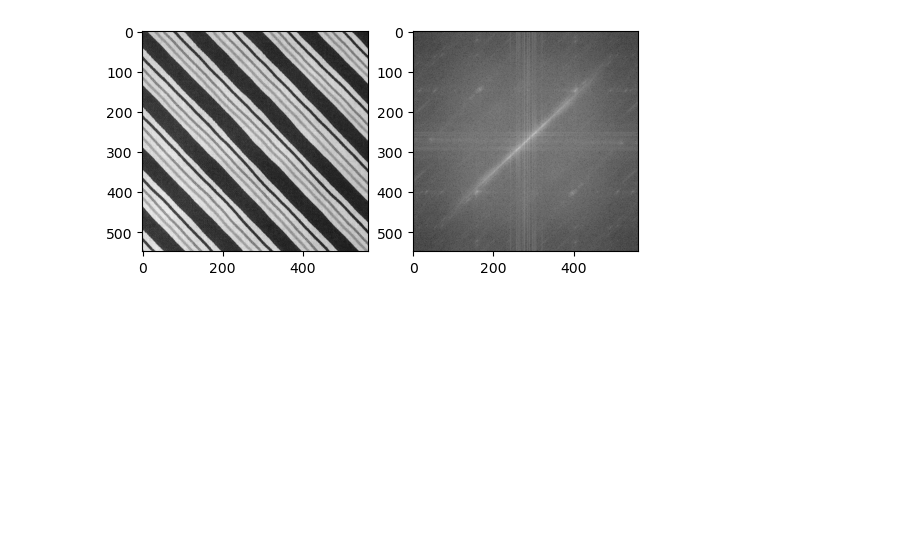
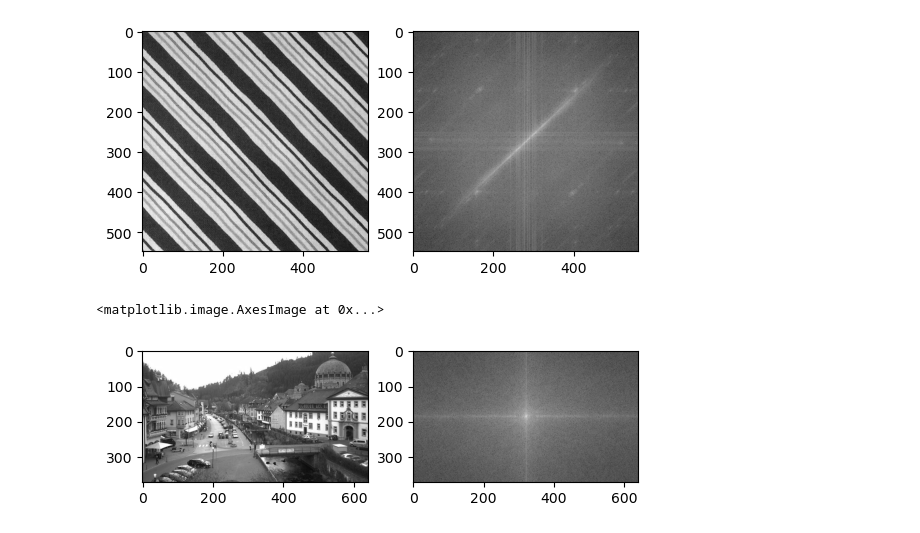
Before and after one commit to NeginDoostar/Udacity---Computer-Vision-Nanodegree-----Negin-Doostar, a Jupyter notebook: Convolutional Filters and Edge Detection/1 - Find frequency in an image.ipynb, the cells around one changed output. Drawn from its saved outputs; the diff is of its cells as text; code cells hidden in the pictures; blank space fills up the shorter version.

```diff
--- a/Convolutional Filters and Edge Detection/1 - Find frequency in an image.ipynb
+++ b/Convolutional Filters and Edge Detection/1 - Find frequency in an image.ipynb
@@ -19,3 +19,19 @@ ax[1].imshow(magnitude_spectrum, cmap ='gray')
 # %% [output]
 <matplotlib.image.AxesImage at 0x...>
 [figure]
+# %%
+# read an image in grayscale format
+image = cv2.imread('day_image.jpg',0)
+
+# Find fourier transform of image
+ft_image = np.fft.fft2(image)
+fshift = np.fft.fftshift(ft_image)
+magnitude_spectrum = 20 * np.log(np.abs(fshift))
+
+# Plot result
+f, ax = plt.subplots(1, 2)
+ax[0].imshow(image, cmap = 'gray')
+ax[1].imshow(magnitude_spectrum, cmap ='gray')
+# %% [output]
+<matplotlib.image.AxesImage at 0x...>
+[figure, added]
```
